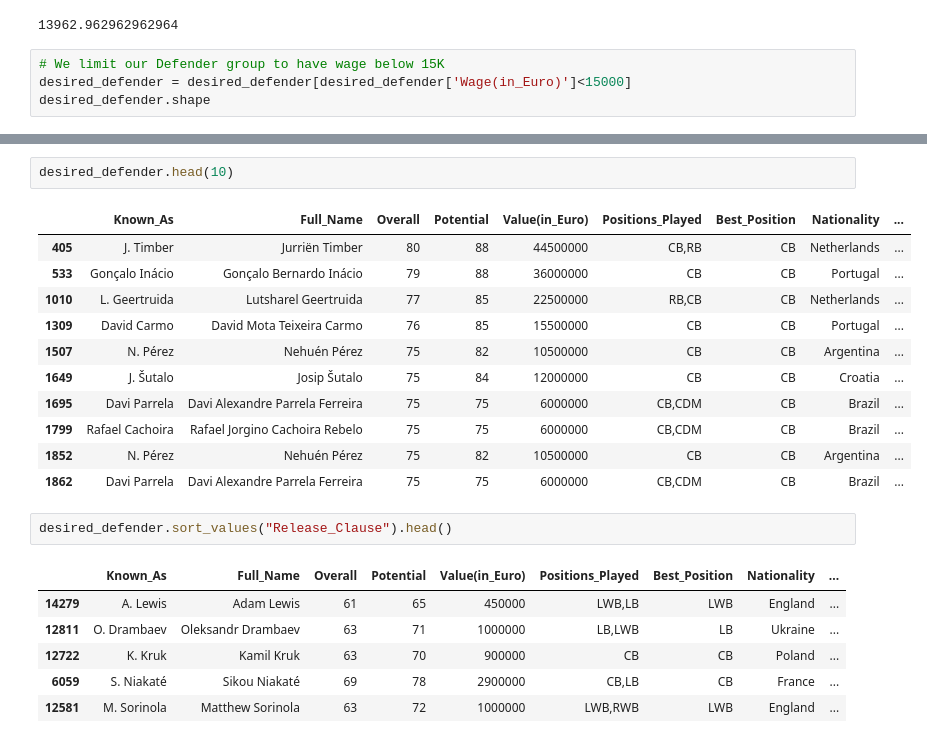
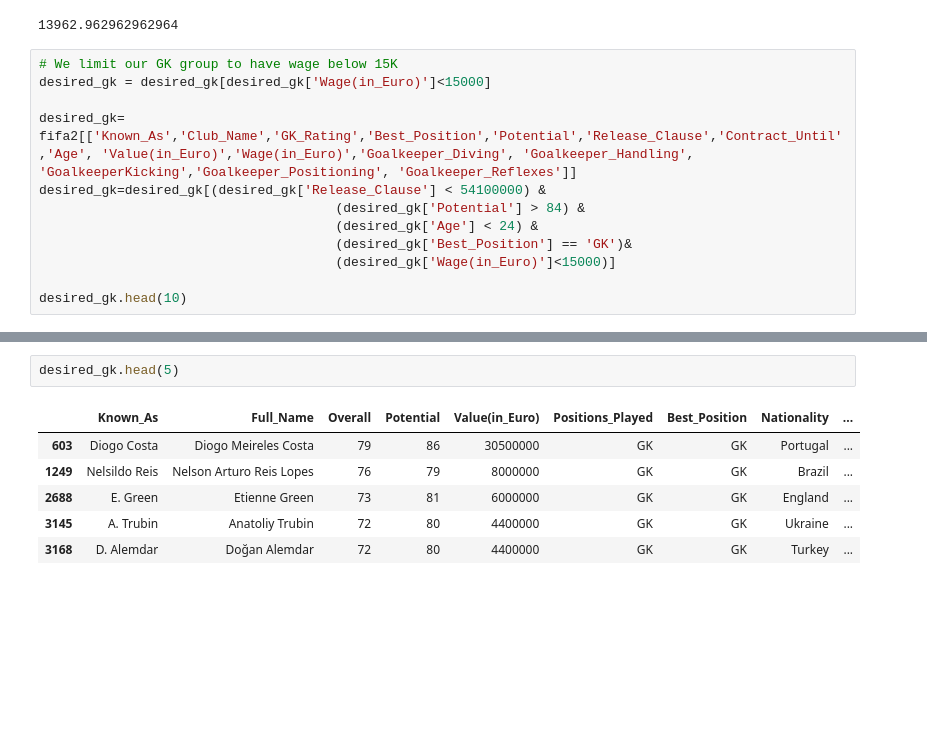
Before and after one commit to JonITTECH/project-fifa-moneyball, a Jupyter notebook: FIFA AJAX.ipynb, the cells around one changed output, grey strips where cells are left out. Saved outputs shown, nothing was run; the diff lists cells and outputs as text; blank space fills up the shorter version.

```diff
--- a/FIFA AJAX.ipynb
+++ b/FIFA AJAX.ipynb
@@ -402,7 +446,15 @@ ajax['Wage(in_Euro)'].mean()
 # %% [output]
 13962.962962962964
 # %%
-# We limit our Defender group to have wage below 15K
-desired_defender = desired_defender[desired_defender['Wage(in_Euro)']<15000]
-desired_defender.shape
+# We limit our GK group to have wage below 15K
+desired_gk = desired_gk[desired_gk['Wage(in_Euro)']<15000]
+
+desired_gk= fifa2[['Known_As','Club_Name','GK_Rating','Best_Position','Potential','Release_Clause','Contract_Until','Age', 'Value(in_Euro)','Wage(in_Euro)','Goalkeeper_Diving', 'Goalkeeper_Handling', 'GoalkeeperKicking','Goalkeeper_Positioning', 'Goalkeeper_Reflexes']]
+desired_gk=desired_gk[(desired_gk['Release_Clause'] < 54100000) &
+                                      (desired_gk['Potential'] > 84) &
+                                      (desired_gk['Age'] < 24) &
+                                      (desired_gk['Best_Position'] == 'GK')&
+                                      (desired_gk['Wage(in_Euro)']<15000)]
+
+desired_gk.head(10)
 # %% [output]
@@ -415,23 +470,9 @@ plt.show()
 # %%
-desired_defender.head(10)
+desired_gk.head(5)
 # %% [output]
 |  | Known_As | Full_Name | Overall | Potential | Value(in_Euro) | Positions_Played | Best_Position | Nationality | ... |
-| 405 | J. Timber | Jurriën Timber | 80 | 88 | 44500000 | CB,RB | CB | Netherlands | ... |
-| 533 | Gonçalo Inácio | Gonçalo Bernardo Inácio | 79 | 88 | 36000000 | CB | CB | Portugal | ... |
-| 1010 | L. Geertruida | Lutsharel Geertruida | 77 | 85 | 22500000 | RB,CB | CB | Netherlands | ... |
-| 1309 | David Carmo | David Mota Teixeira Carmo | 76 | 85 | 15500000 | CB | CB | Portugal | ... |
-| 1507 | N. Pérez | Nehuén Pérez | 75 | 82 | 10500000 | CB | CB | Argentina | ... |
-| 1649 | J. Šutalo | Josip Šutalo | 75 | 84 | 12000000 | CB | CB | Croatia | ... |
-| 1695 | Davi Parrela | Davi Alexandre Parrela Ferreira | 75 | 75 | 6000000 | CB,CDM | CB | Brazil | ... |
-| 1799 | Rafael Cachoira | Rafael Jorgino Cachoira Rebelo | 75 | 75 | 6000000 | CB,CDM | CB | Brazil | ... |
-| 1852 | N. Pérez | Nehuén Pérez | 75 | 82 | 10500000 | CB | CB | Argentina | ... |
-| 1862 | Davi Parrela | Davi Alexandre Parrela Ferreira | 75 | 75 | 6000000 | CB,CDM | CB | Brazil | ... |
+| 603 | Diogo Costa | Diogo Meireles Costa | 79 | 86 | 30500000 | GK | GK | Portugal | ... |
+| 1249 | Nelsildo Reis | Nelson Arturo Reis Lopes | 76 | 79 | 8000000 | GK | GK | Brazil | ... |
+| 2688 | E. Green | Etienne Green | 73 | 81 | 6000000 | GK | GK | England | ... |
+| 3145 | A. Trubin | Anatoliy Trubin | 72 | 80 | 4400000 | GK | GK | Ukraine | ... |
+| 3168 | D. Alemdar | Doğan Alemdar | 72 | 80 | 4400000 | GK | GK | Turkey | ... |
-# %%
-desired_defender.sort_values("Release_Clause").head()
-# %% [output]
-|  | Known_As | Full_Name | Overall | Potential | Value(in_Euro) | Positions_Played | Best_Position | Nationality | ... |
-| 14279 | A. Lewis | Adam Lewis | 61 | 65 | 450000 | LWB,LB | LWB | England | ... |
-| 12811 | O. Drambaev | Oleksandr Drambaev | 63 | 71 | 1000000 | LB,LWB | LB | Ukraine | ... |
-| 12722 | K. Kruk | Kamil Kruk | 63 | 70 | 900000 | CB | CB | Poland | ... |
-| 6059 | S. Niakaté | Sikou Niakaté | 69 | 78 | 2900000 | CB,LB | CB | France | ... |
-| 12581 | M. Sorinola | Matthew Sorinola | 63 | 72 | 1000000 | LWB,RWB | LWB | England | ... |
```
Also changed, not shown: parts of 21 cells of this notebook.
